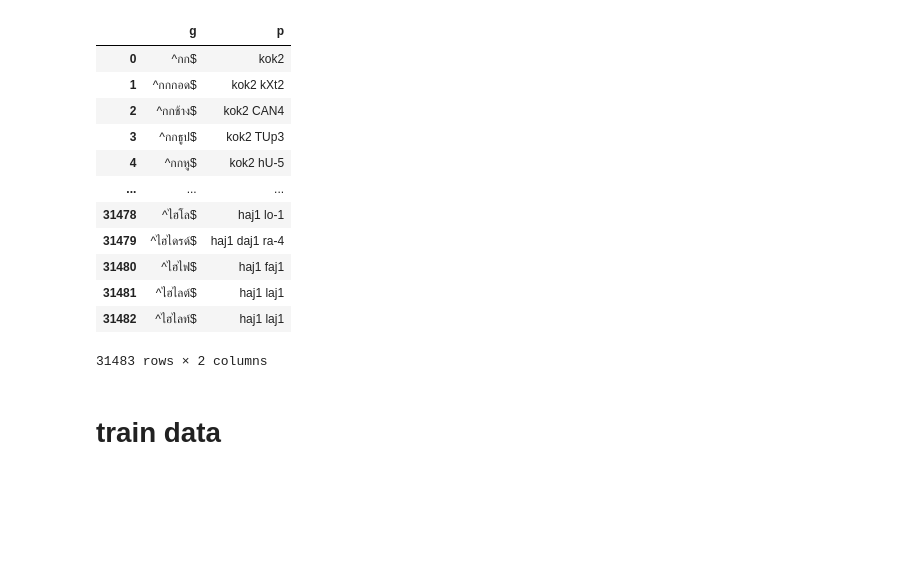
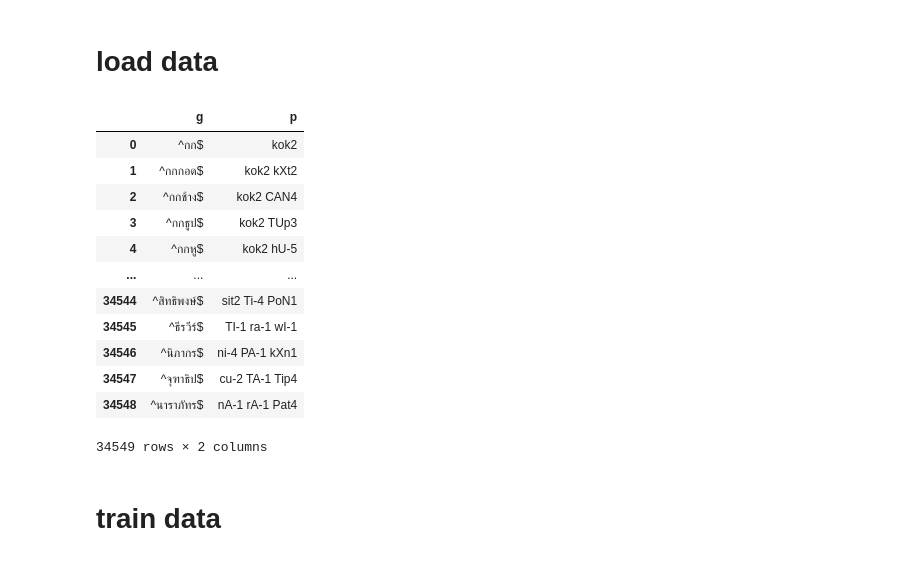
Before and after one commit to nozomiyamada/thai_romanization, a Jupyter notebook: train_phoneme2.ipynb, the cells around one changed output. Saved outputs shown, nothing was run; the diff lists cells and outputs as text; code cells hidden in the pictures; blank space fills up the shorter version.

```diff
--- a/train_phoneme2.ipynb
+++ b/train_phoneme2.ipynb
@@ -20,26 +23,43 @@ VOWELS = SHORT_VOWELS + LONG_VOWELS + DIPHTHONGS
 ONSETS = ["br","bl","pr","pl","Pr","Pl","fr","fl","dr","tr","Tr","kr","kl","kw","Kr","Kl","Kw"] + \
     ["b","p","P","m","f","d","t","T","n","s","r","l","c","C","k","K","N","w","j","h","?"]
 CODAS = ["p","m","f","t","d","n","s","l","c","k","N","w","j","?","-"]
+# %% [markdown]
+# load data
 # %%
+### load data
+train_x = open('data/train_x.txt').read().splitlines()
+train_y = open('data/train_y.txt').read().splitlines()
+train_y_ipa = open('data/train_y_ipa.txt').read().splitlines()
+test_x = open('data/test_x.txt').read().splitlines()
+test_y = open('data/test_y.txt').read().splitlines()
+test_y_ipa = open('data/test_y_ipa.txt').read().splitlines()
+
+### dict data
 data = pd.read_csv('data/thai2phone.csv', names=['g','p'])
 data = data[~data.g.str.contains('\.')] # exclude abbreviation
-data = data.dropna().reset_index(drop=True)
+data = data.dropna()
+
+### merge
+data = pd.concat([data, pd.DataFrame({'g':train_x, 'p':train_y_ipa})]).reset_index(drop=True)
+
+### add <EOS>= ^  and <SOS> = $
+test_x = ['^'+x+'$' for x in test_x]
 data['g'] = data.g.apply(lambda x: '^'+x+'$')
 data
 # %% [output]
 |  | g | p |
 | 0 | ^กก$ | kok2 |
 | 1 | ^กกกอด$ | kok2 kXt2 |
 | 2 | ^กกช้าง$ | kok2 CAN4 |
 | 3 | ^กกธูป$ | kok2 TUp3 |
 | 4 | ^กกหู$ | kok2 hU-5 |
 | ... | ... | ... |
-| 31478 | ^ไฮโล$ | haj1 lo-1 |
-| 31479 | ^ไฮไดรด์$ | haj1 daj1 ra-4 |
-| 31480 | ^ไฮไฟ$ | haj1 faj1 |
-| 31481 | ^ไฮไลต์$ | haj1 laj1 |
-| 31482 | ^ไฮไลท์$ | haj1 laj1 |
+| 34544 | ^สิทธิพงษ์$ | sit2 Ti-4 PoN1 |
+| 34545 | ^ธีรวีร์$ | TI-1 ra-1 wI-1 |
+| 34546 | ^นิภากร$ | ni-4 PA-1 kXn1 |
+| 34547 | ^จุฑาธิป$ | cu-2 TA-1 Tip4 |
+| 34548 | ^นาราภัทร$ | nA-1 rA-1 Pat4 |
-31483 rows × 2 columns
+34549 rows × 2 columns
 # %% [markdown]
 # train data
 # %%
```
Also changed, not shown: parts of 17 cells of this notebook, 21 other files.
